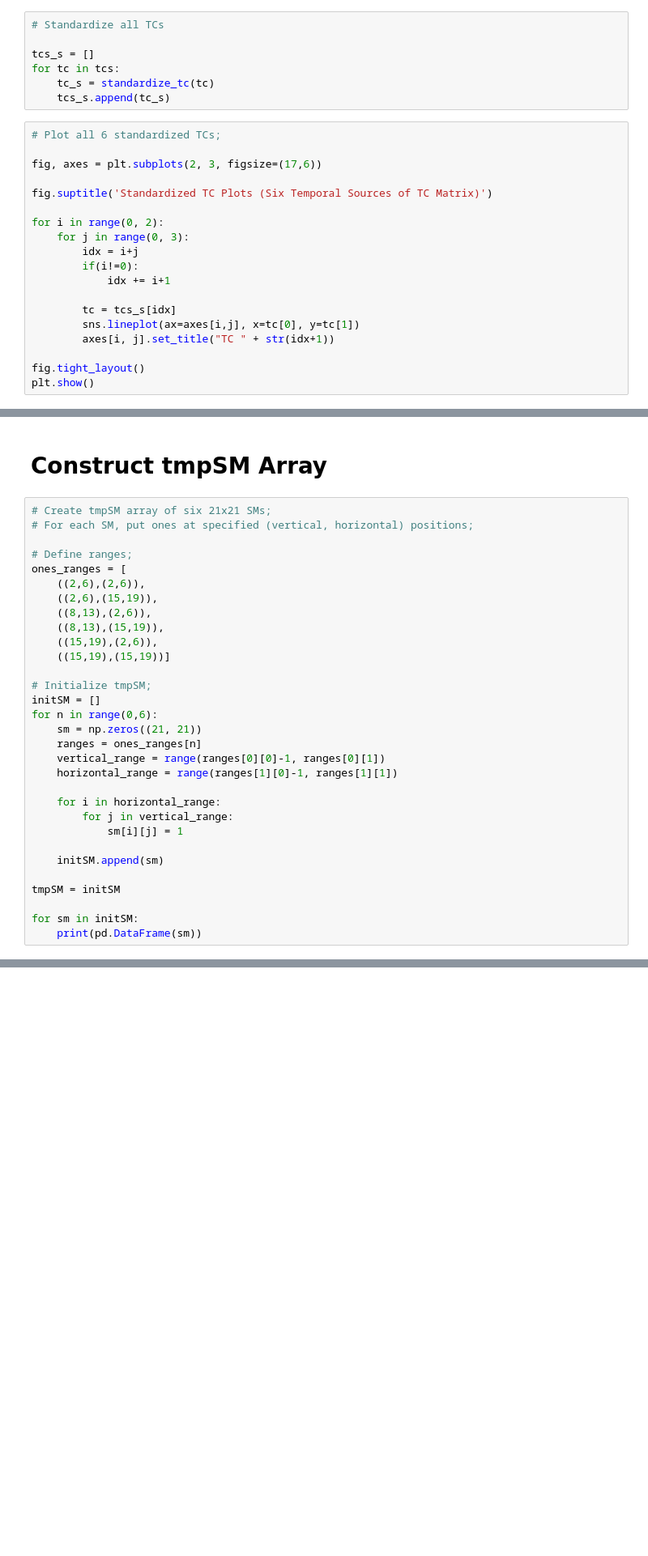
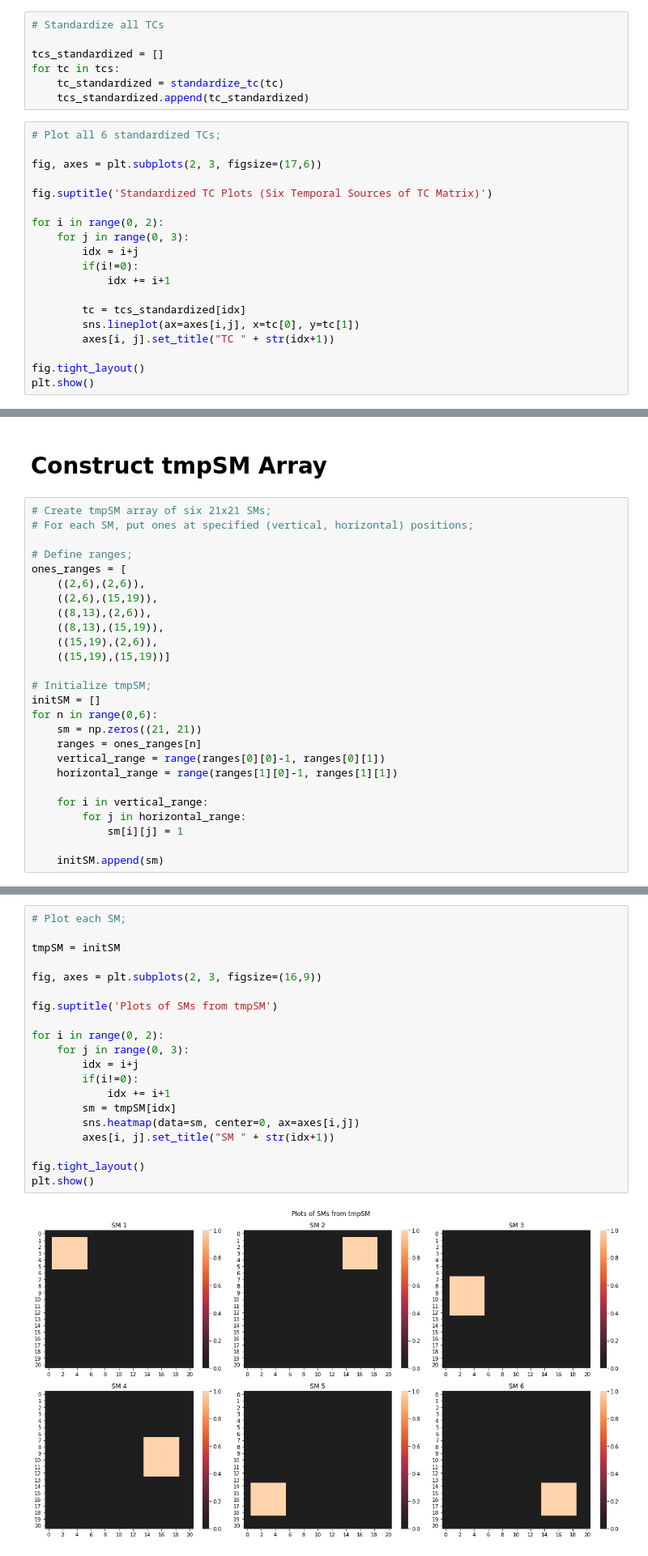
Before and after one commit to NoiRC256/mast30034_assignment_1, a Jupyter notebook: code/main.ipynb, the cells around one changed output, grey strips where cells are left out. Shown: that part at 81% size. Drawn from its saved outputs; the diff is of its cells as text; blank space fills up the shorter version.

Commit message:
Plot SMs and reshape

```diff
--- a/code/main.ipynb
+++ b/code/main.ipynb
@@ -87,10 +89,10 @@ tcs = get_tcs(AV, IV, duration, 6, 240)
 # %%
 # Standardize all TCs
 
-tcs_s = []
+tcs_standardized = []
 for tc in tcs:
-    tc_s = standardize_tc(tc)
-    tcs_s.append(tc_s)
+    tc_standardized = standardize_tc(tc)
+    tcs_standardized.append(tc_standardized)
 # %%
 # Plot all 6 standardized TCs;
 
@@ -104,7 +106,7 @@ for i in range(0, 2):
         if(i!=0):
             idx += i+1
 
-        tc = tcs_s[idx]
+        tc = tcs_standardized[idx]
         sns.lineplot(ax=axes[i,j], x=tc[0], y=tc[1])
         axes[i, j].set_title("TC " + str(idx+1))
 
@@ -160,13 +162,8 @@ for n in range(0,6):
     vertical_range = range(ranges[0][0]-1, ranges[0][1])
     horizontal_range = range(ranges[1][0]-1, ranges[1][1])
 
-    for i in horizontal_range:
-        for j in vertical_range:
+    for i in vertical_range:
+        for j in horizontal_range:
             sm[i][j] = 1
 
     initSM.append(sm)
-
-tmpSM = initSM
-
-for sm in initSM:
-    print(pd.DataFrame(sm))
@@ -190,0 +170,22 @@ for sm in initSM:
+# %%
+# Plot each SM;
+
+tmpSM = initSM
+
+fig, axes = plt.subplots(2, 3, figsize=(16,9))
+
+fig.suptitle('Plots of SMs from tmpSM')
+
+for i in range(0, 2):
+    for j in range(0, 3):
+        idx = i+j
+        if(i!=0):
+            idx += i+1
+        sm = tmpSM[idx]
+        sns.heatmap(data=sm, center=0, ax=axes[i,j])
+        axes[i, j].set_title("SM " + str(idx+1))
+
+fig.tight_layout()
+plt.show()
+# %% [output]
+[figure, added]
```
Also changed, not shown: parts of 4 cells of this notebook.
